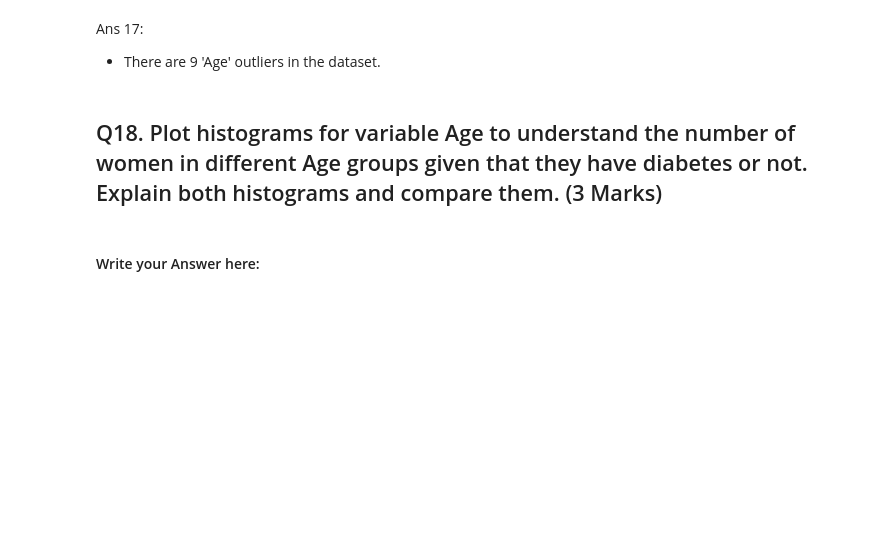
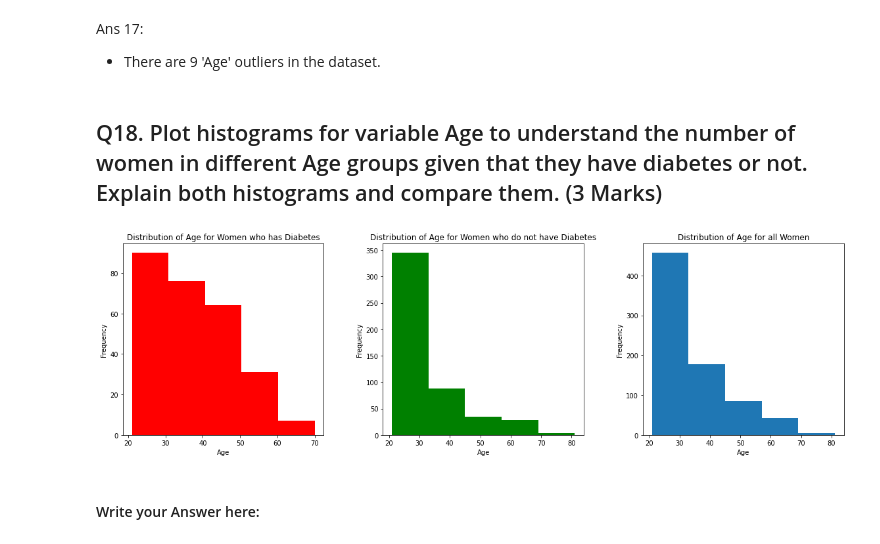
Before and after one commit to AlexHamn/pima-diabetes-analysis, a Jupyter notebook: diabetesAnalysis.ipynb, the cells around one changed output. Saved outputs shown, nothing was run; the diff lists cells and outputs as text; code cells hidden in the pictures; blank space fills up the shorter version.

Commit message:
Plot histograms for Age

```diff
--- a/diabetesAnalysis.ipynb
+++ b/diabetesAnalysis.ipynb
@@ -465,3 +449,30 @@ plt.show()
+# %%
+plt.figure(figsize=(16, 5))
+
+plt.subplot(131)
+
+plt.hist(pima[pima['Outcome']==1]['Age'], bins = 5, color='r')
+plt.title('Distribution of Age for Women who has Diabetes')
+plt.xlabel('Age')
+plt.ylabel('Frequency')
+
+plt.subplot(132)
+
+plt.hist(pima[pima['Outcome']==0]['Age'], bins = 5, color='g')
+plt.title('Distribution of Age for Women who do not have Diabetes')
+plt.xlabel('Age')
+plt.ylabel('Frequency')
+
+plt.subplot(133)
+
+plt.hist(pima['Age'], bins = 5)
+plt.title('Distribution of Age for all Women')
+plt.xlabel('Age')
+plt.ylabel('Frequency')
+
+plt.tight_layout(w_pad=5)
+# %% [output]
+[figure, added]
 # %% [markdown]
 #### Write your Answer here:
 # %% [raw]
```
Also changed, not shown: parts of 2 cells of this notebook.
